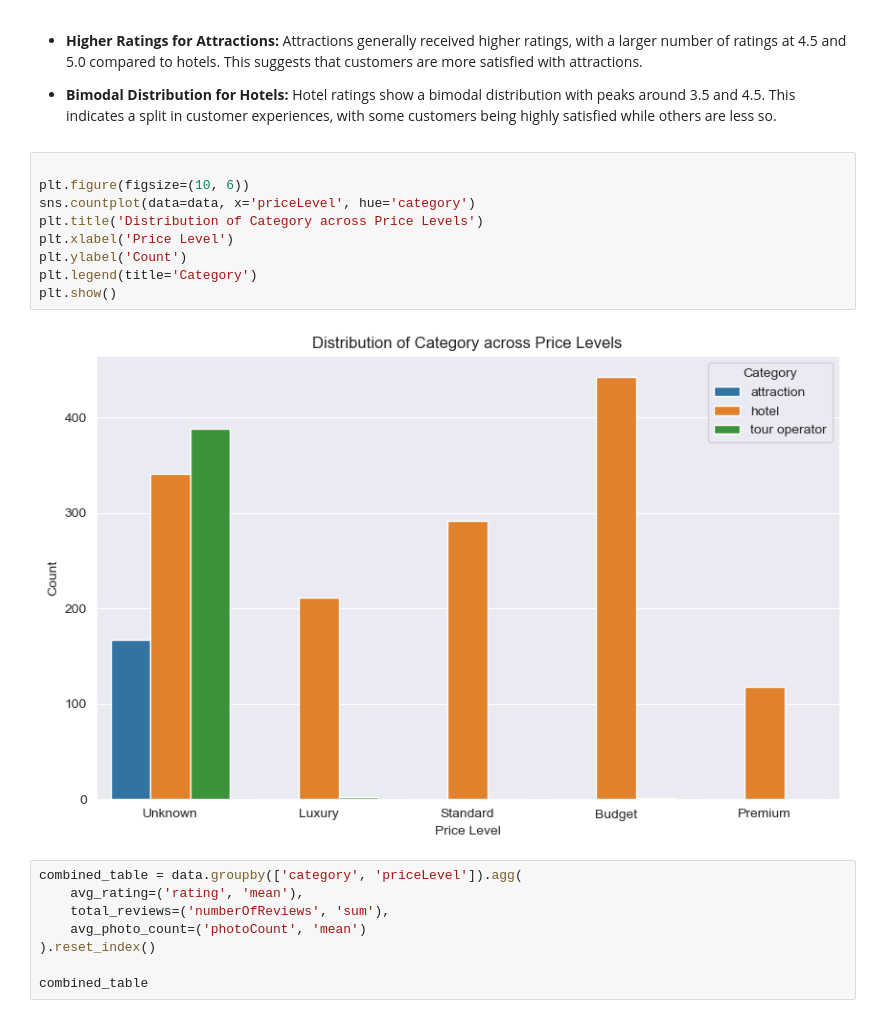
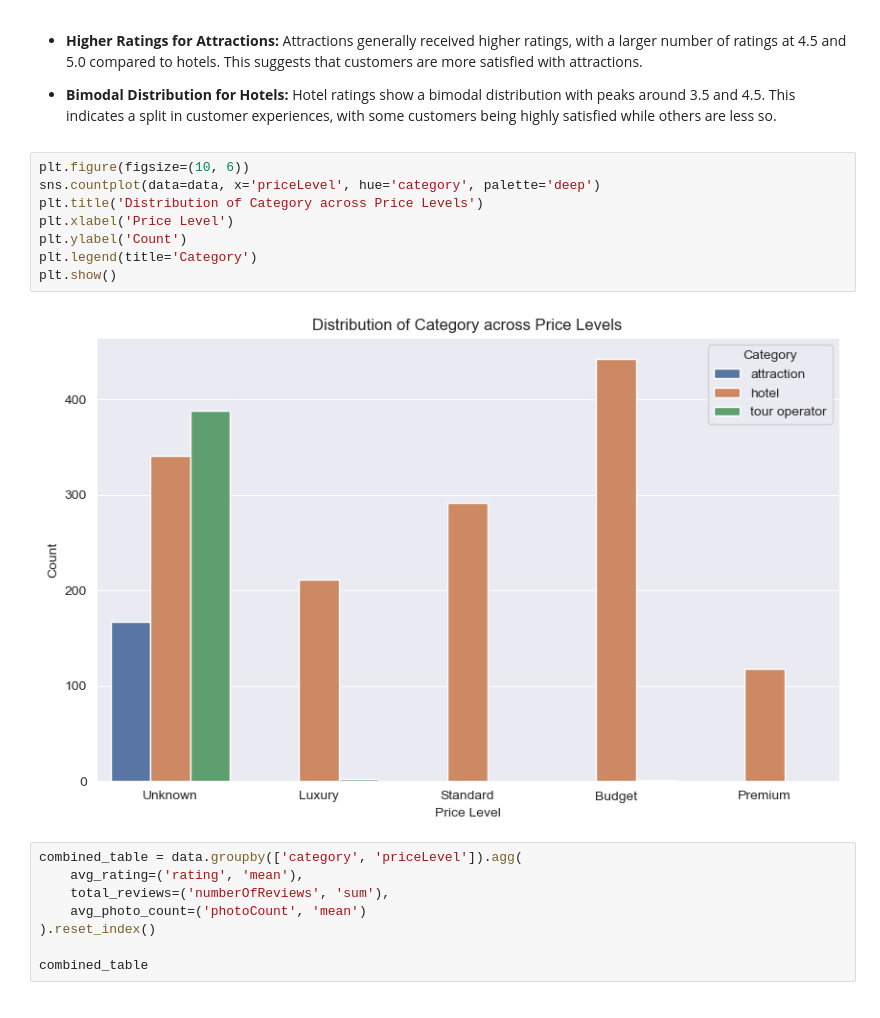
Before and after one commit to Misfit911/SafariHub, a Jupyter notebook: safarihub.ipynb, the cells around one changed output. Cells and saved outputs as stored; diff of their text form.

```diff
--- a/safarihub.ipynb
+++ b/safarihub.ipynb
@@ -1063,16 +1046,15 @@ plt.show()
 
 - **Bimodal Distribution for Hotels:** Hotel ratings show a bimodal distribution with peaks around 3.5 and 4.5. This indicates a split in customer experiences, with some customers being highly satisfied while others are less so.
 # %%
-
 plt.figure(figsize=(10, 6))
-sns.countplot(data=data, x='priceLevel', hue='category')
+sns.countplot(data=data, x='priceLevel', hue='category', palette='deep')
 plt.title('Distribution of Category across Price Levels')
 plt.xlabel('Price Level')
 plt.ylabel('Count')
 plt.legend(title='Category')
 plt.show()
 # %% [output]
-[figure, old version]
+[figure, new version]
 # %%
 combined_table = data.groupby(['category', 'priceLevel']).agg(
     avg_rating=('rating', 'mean'),
```
Also changed, not shown: parts of 53 cells of this notebook, 43 other files.
